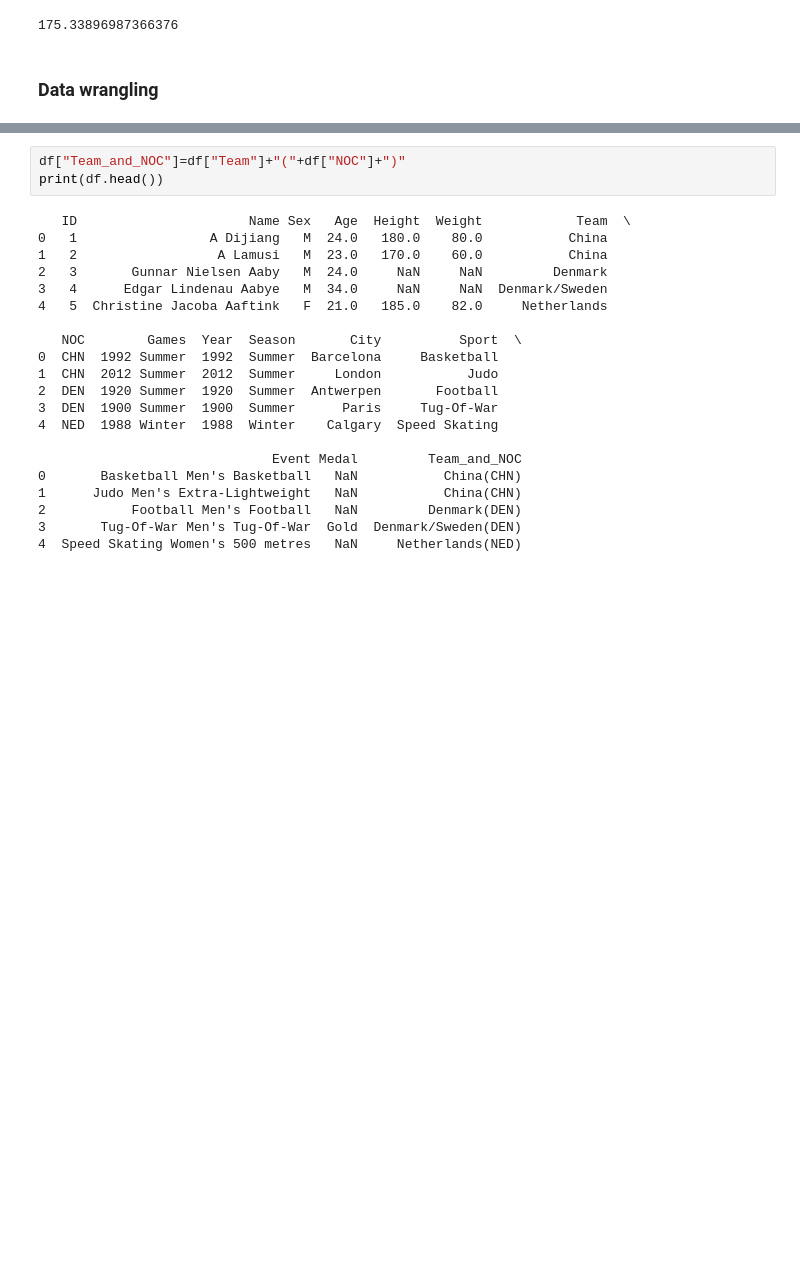
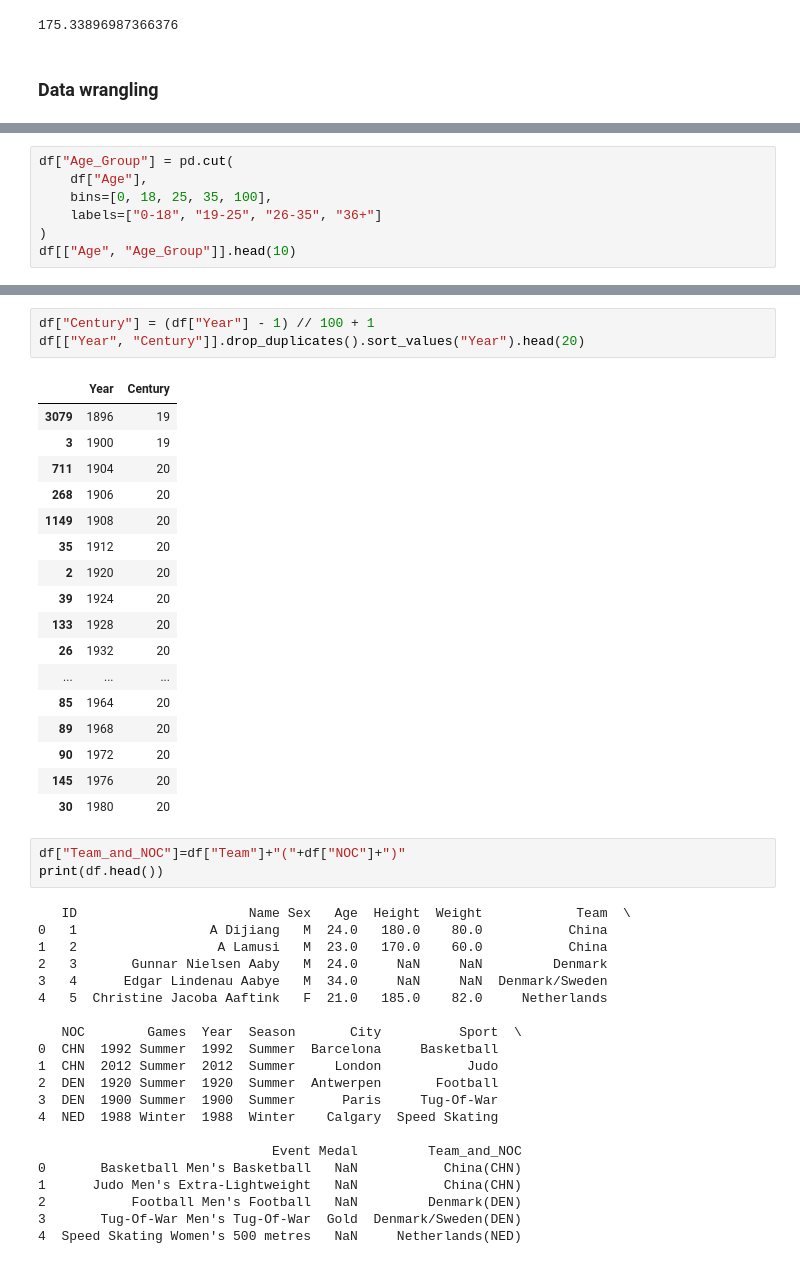
Before and after one commit to malavikakhaitan23/MN5813-Group-Project, a Jupyter notebook: updated_template (2).ipynb, the cells around one changed output, grey strips where cells are left out. Saved outputs shown, nothing was run; the diff lists cells and outputs as text; blank space fills up the shorter version.

```diff
--- a/updated_template (2).ipynb
+++ b/updated_template (2).ipynb
@@ -203,0 +195,7 @@ Name: count, dtype: int64
+# %%
+df["Age_Group"] = pd.cut(
+    df["Age"],
+    bins=[0, 18, 25, 35, 100],
+    labels=["0-18", "19-25", "26-35", "36+"]
+)
+df[["Age", "Age_Group"]].head(10)
@@ -204,3 +214,24 @@ Name: count, dtype: int64
+# %%
+df["Century"] = (df["Year"] - 1) // 100 + 1
+df[["Year", "Century"]].drop_duplicates().sort_values("Year").head(20)
+# %% [output]
+|  | Year | Century |
+| 3079 | 1896 | 19 |
+| 3 | 1900 | 19 |
+| 711 | 1904 | 20 |
+| 268 | 1906 | 20 |
+| 1149 | 1908 | 20 |
+| 35 | 1912 | 20 |
+| 2 | 1920 | 20 |
+| 39 | 1924 | 20 |
+| 133 | 1928 | 20 |
+| 26 | 1932 | 20 |
+| ... | ... | ... |
+| 85 | 1964 | 20 |
+| 89 | 1968 | 20 |
+| 90 | 1972 | 20 |
+| 145 | 1976 | 20 |
+| 30 | 1980 | 20 |
 # %%
 df["Team_and_NOC"]=df["Team"]+"("+df["NOC"]+")"
 print(df.head())
```
Also changed, not shown: parts of 3 cells of this notebook.
